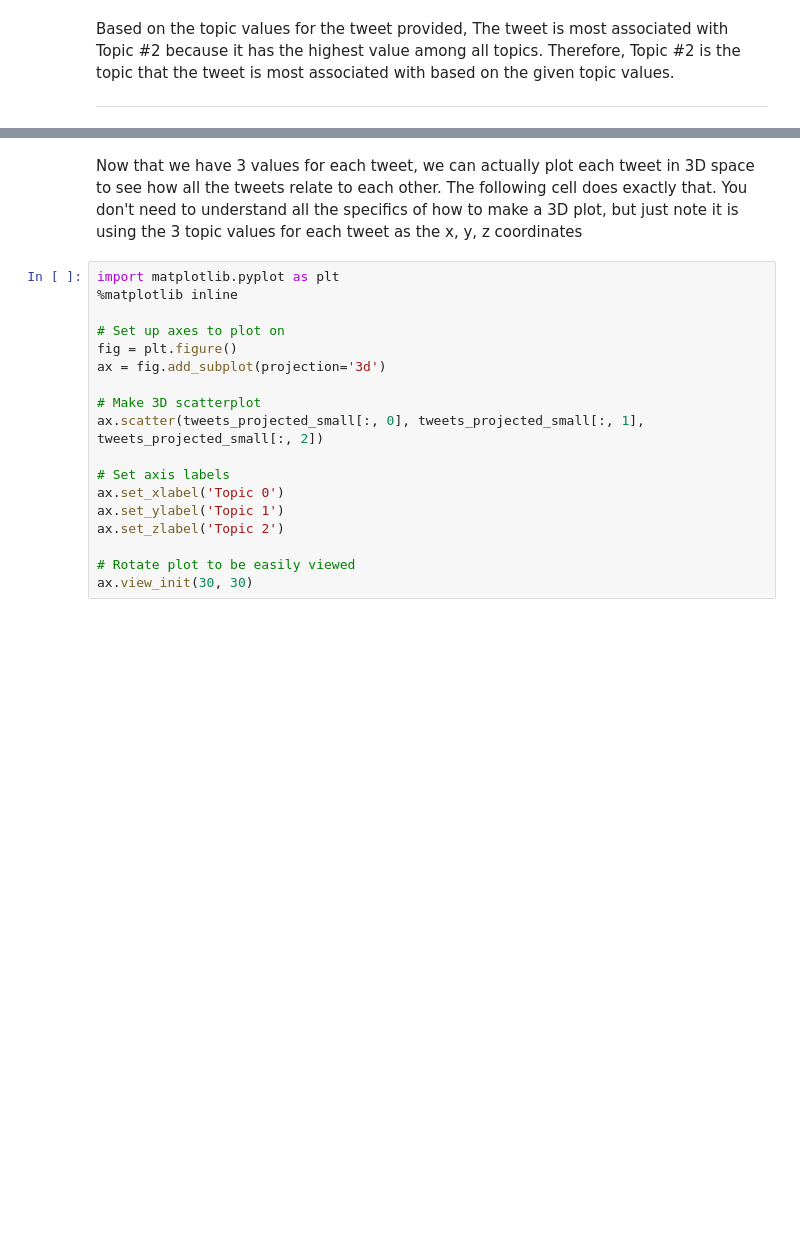
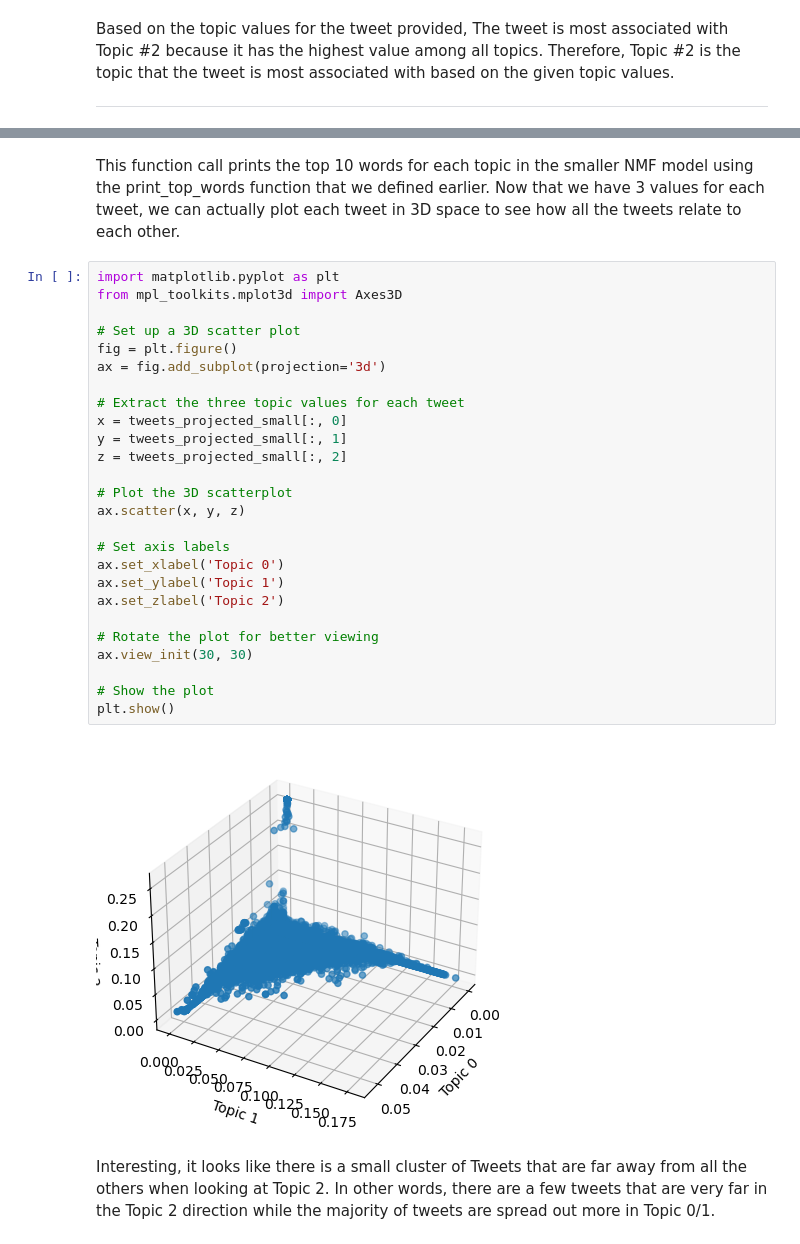
Before and after one commit to Ignacio-Antequera/Twitter-Topic-Modeling---Matrix-Factorization, a Jupyter notebook: Twitter Topic Modeling - Matrix Factorization.ipynb, the cells around one changed output, grey strips where cells are left out. Cells and saved outputs as stored; diff of their text form; blank space fills up the shorter version.

Commit message:
Finished Project. Everything works

```diff
--- a/Twitter Topic Modeling - Matrix Factorization.ipynb
+++ b/Twitter Topic Modeling - Matrix Factorization.ipynb
@@ -293,21 +304,33 @@ print_top_words(nmf_small.components_, feature_names, 10)
-# %% [markdown]
-Now that we have 3 values for each tweet, we can actually plot each tweet in 3D space to see how all the tweets relate to each other. The following cell does exactly that. You don't need to understand all the specifics of how to make a 3D plot, but just note it is using the 3 topic values for each tweet as the x, y, z coordinates
+# %% [markdown]
+This function call prints the top 10 words for each topic in the smaller NMF model using the print_top_words function that we defined earlier. Now that we have 3 values for each tweet, we can actually plot each tweet in 3D space to see how all the tweets relate to each other.
 # %%
 import matplotlib.pyplot as plt
-%matplotlib inline
+from mpl_toolkits.mplot3d import Axes3D
 
-# Set up axes to plot on
+# Set up a 3D scatter plot
 fig = plt.figure()
 ax = fig.add_subplot(projection='3d')
 
-# Make 3D scatterplot
-ax.scatter(tweets_projected_small[:, 0], tweets_projected_small[:, 1], tweets_projected_small[:, 2])
+# Extract the three topic values for each tweet
+x = tweets_projected_small[:, 0]
+y = tweets_projected_small[:, 1]
+z = tweets_projected_small[:, 2]
+
+# Plot the 3D scatterplot
+ax.scatter(x, y, z)
 
 # Set axis labels
 ax.set_xlabel('Topic 0')
 ax.set_ylabel('Topic 1')
 ax.set_zlabel('Topic 2')
 
-# Rotate plot to be easily viewed
+# Rotate the plot for better viewing
 ax.view_init(30, 30)
+
+# Show the plot
+plt.show()
+# %% [output]
+[figure, added]
+# %% [markdown]
+Interesting, it looks like there is a small cluster of Tweets that are far away from all the others when looking at Topic 2. In other words, there are a few tweets that are very far in the Topic 2 direction while the majority of tweets are spread out more in Topic 0/1.
 # %% [markdown]
```
Also changed, not shown: parts of 14 cells of this notebook.
